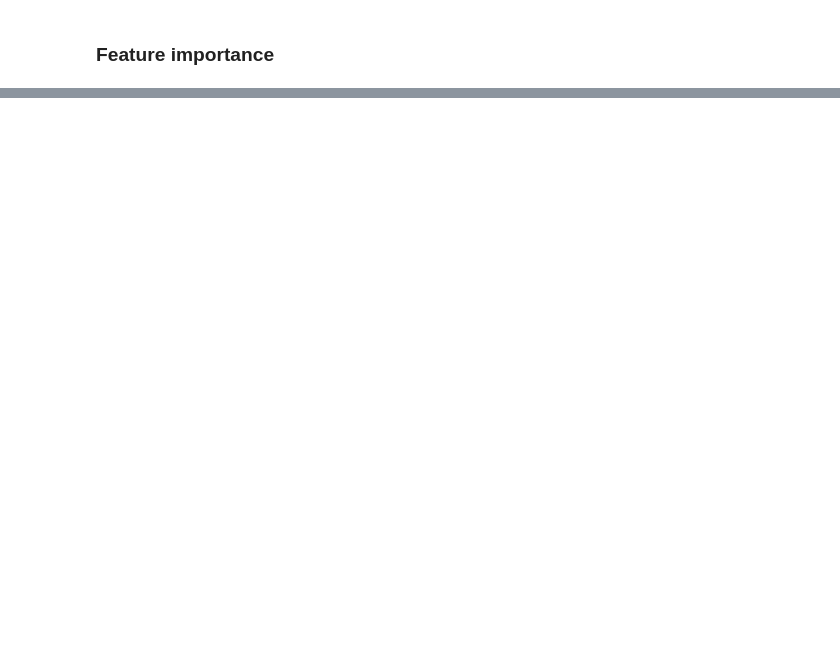
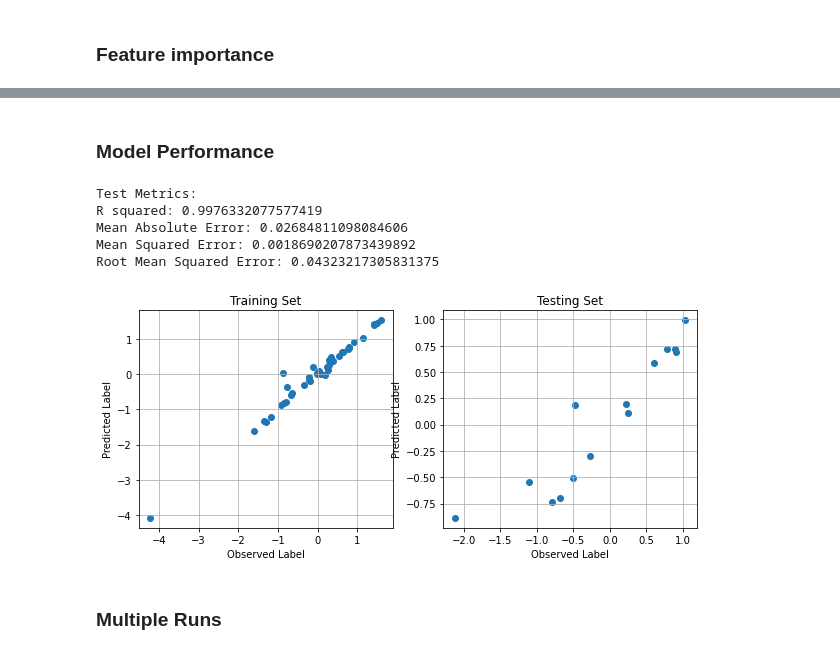
Before and after one commit to JF11579/Adelphi, a Jupyter notebook: Sprint_6_Sat_Porc_Data.ipynb, the cells around one changed output, grey strips where cells are left out. Drawn from its saved outputs; the diff is of its cells as text; code cells hidden in the pictures; blank space fills up the shorter version.

```diff
--- a/Sprint_6_Sat_Porc_Data.ipynb
+++ b/Sprint_6_Sat_Porc_Data.ipynb
@@ -365,0 +387,2 @@ ValueError: ignored
+# %% [markdown]
+### Model Performance
@@ -365,0 +393,23 @@ ValueError: ignored
+# %%
+############## JUAN'S METRICS ###############
+
+y_pred_Test   = model.predict(X_test)
+
+Metrics(y_test, y_pred_Test)
+# %% [output]
+Test Metrics:
+R squared: 0.9976332077577419
+Mean Absolute Error: 0.02684811098084606
+Mean Squared Error: 0.0018690207873439892
+Root Mean Squared Error: 0.04323217305831375
+# %%
+############### PREDICTED PLOT ##################
+
+y_pred_Train  = model.predict(X_train)  #Predictions on training model
+y_pred_Test   = model.predict(X_test)
+#
+Predicted_Plot(y_train, y_pred_Train, y_test, y_pred_Test)
+# %% [output]
+[figure, added]
+# %% [markdown]
+### Multiple Runs
```
Also changed, not shown: parts of 16 cells of this notebook.
